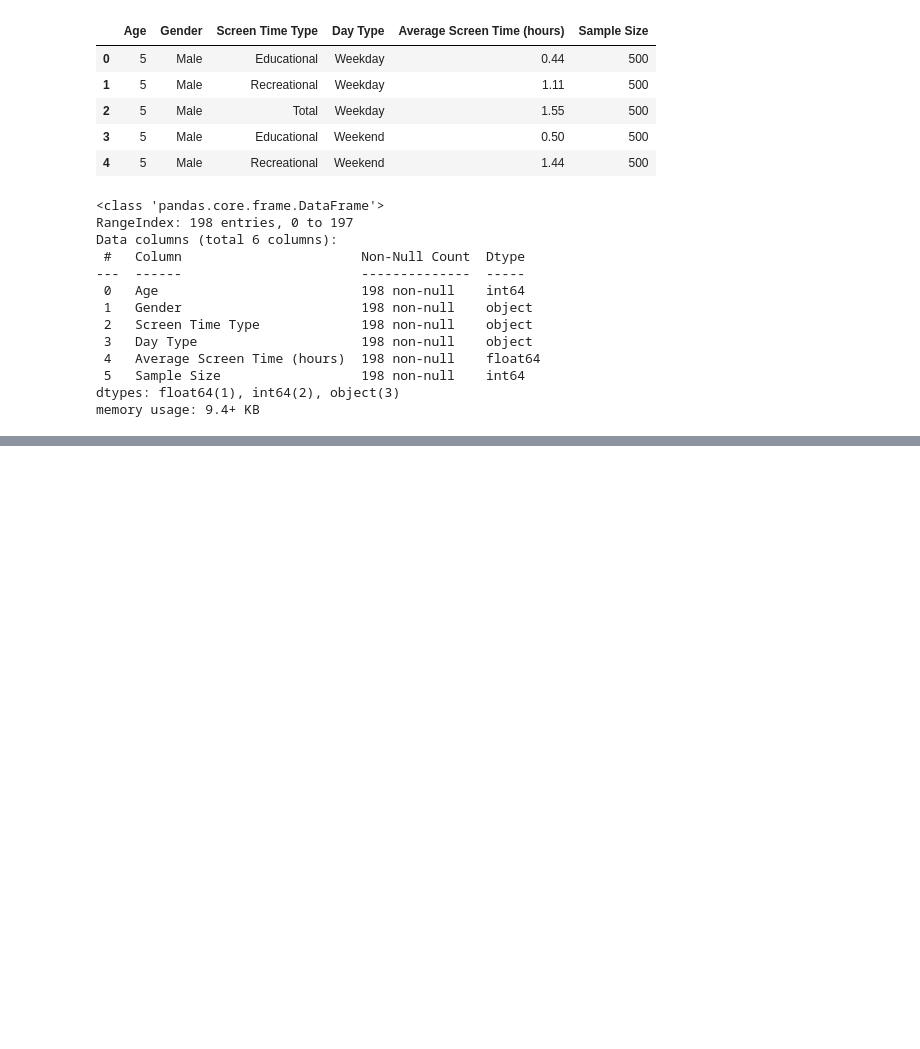
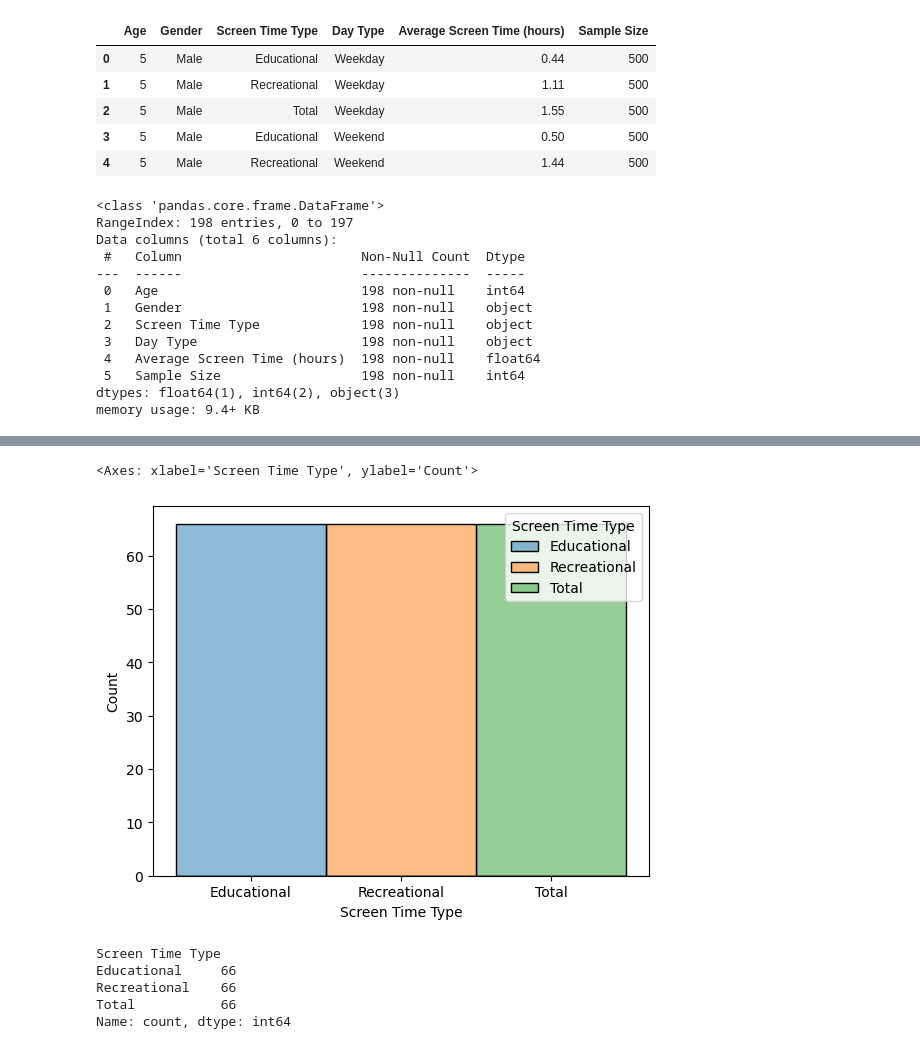
Before and after one commit to chaudhary-dotcom/ML, a Jupyter notebook: screen_time.ipynb, the cells around one changed output, grey strips where cells are left out. Saved outputs shown, nothing was run; the diff lists cells and outputs as text; code cells hidden in the pictures; blank space fills up the shorter version.

Commit message:
daily screen time

```diff
--- a/screen_time.ipynb
+++ b/screen_time.ipynb
@@ -34,0 +111,13 @@ memory usage: 9.4+ KB
+# %%
+sns.histplot(data=df,x = 'Screen Time Type', hue = 'Screen Time Type')
+# %% [output]
+<Axes: xlabel='Screen Time Type', ylabel='Count'>
+[figure, added]
+# %%
+df['Screen Time Type'].value_counts()
+# %% [output]
+Screen Time Type
+Educational     66
+Recreational    66
+Total           66
+Name: count, dtype: int64
```
Also changed, not shown: parts of 17 cells of this notebook.
